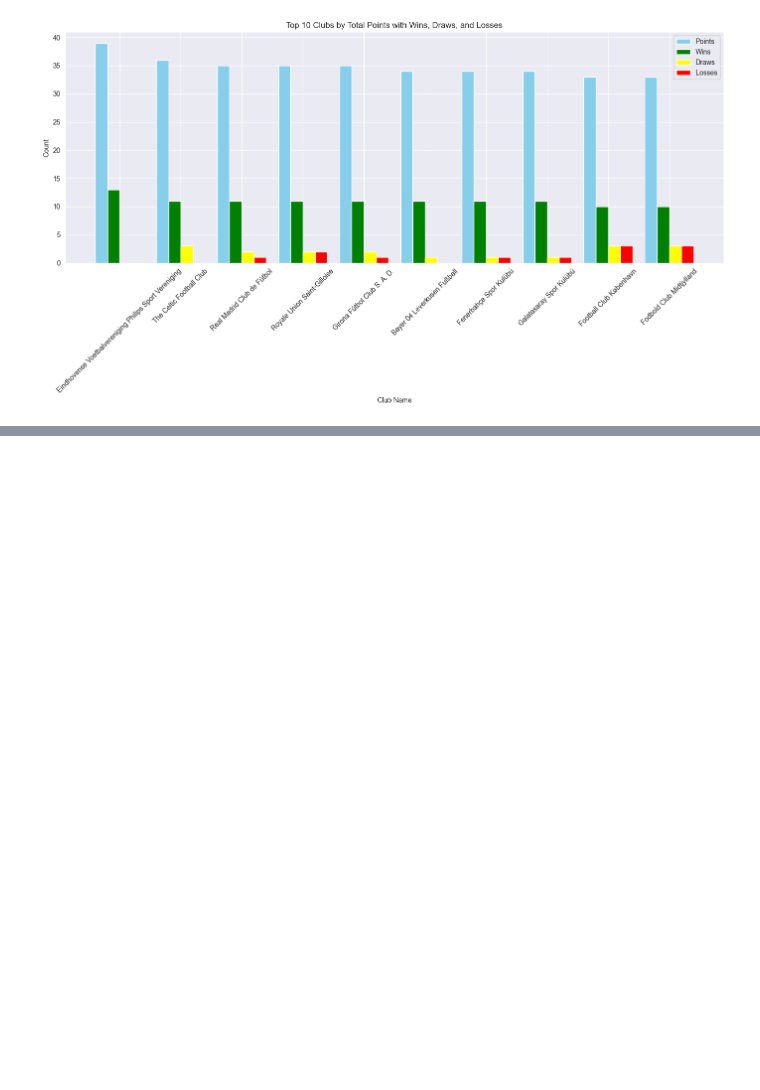
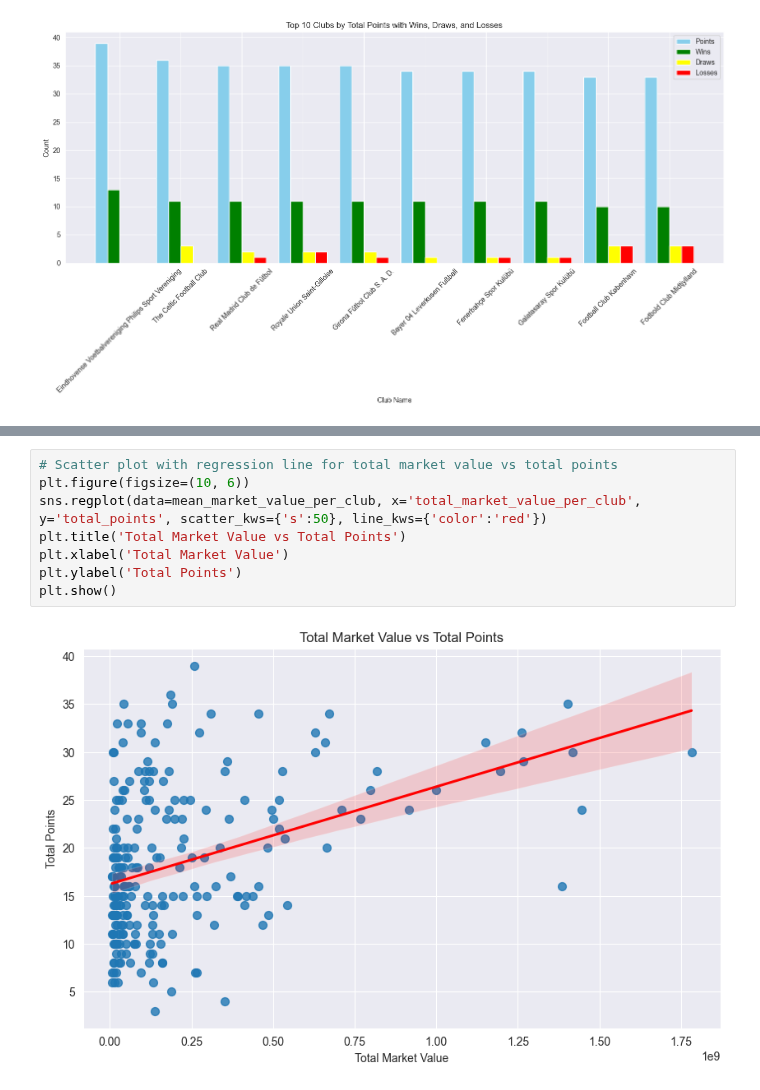
Before and after one commit to BonincontroL/IumTweb_project, a Jupyter notebook: solution/DataAnalysis/JupyterNotebooks/player_valuations.ipynb, the cells around one changed output, grey strips where cells are left out. Drawn from its saved outputs; the diff is of its cells as text; blank space fills up the shorter version.

```diff
--- a/solution/DataAnalysis/JupyterNotebooks/player_valuations.ipynb
+++ b/solution/DataAnalysis/JupyterNotebooks/player_valuations.ipynb
@@ -354,0 +374,10 @@ plt.show()
+# %%
+# Scatter plot with regression line for total market value vs total points
+plt.figure(figsize=(10, 6))
+sns.regplot(data=mean_market_value_per_club, x='total_market_value_per_club', y='total_points', scatter_kws={'s':50}, line_kws={'color':'red'})
+plt.title('Total Market Value vs Total Points')
+plt.xlabel('Total Market Value')
+plt.ylabel('Total Points')
+plt.show()
+# %% [output]
+[figure, added]
```
Also changed, not shown: parts of 17 cells of this notebook.
